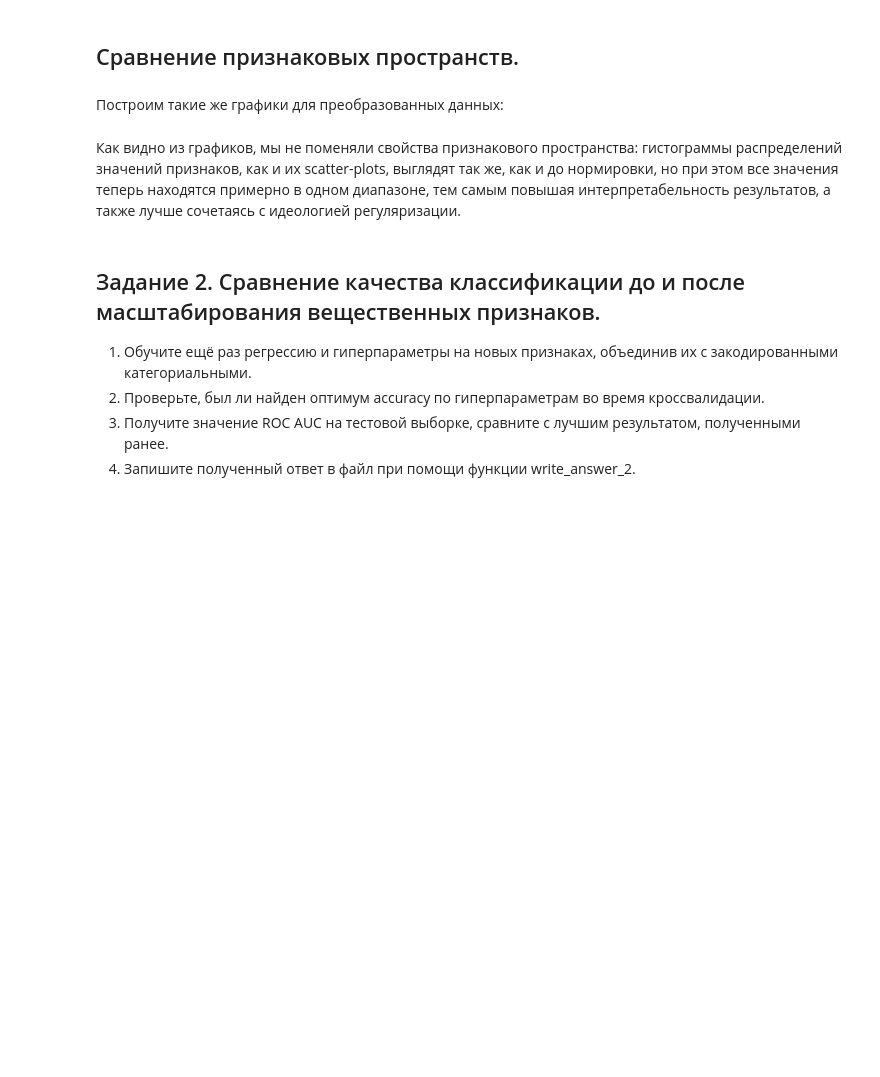
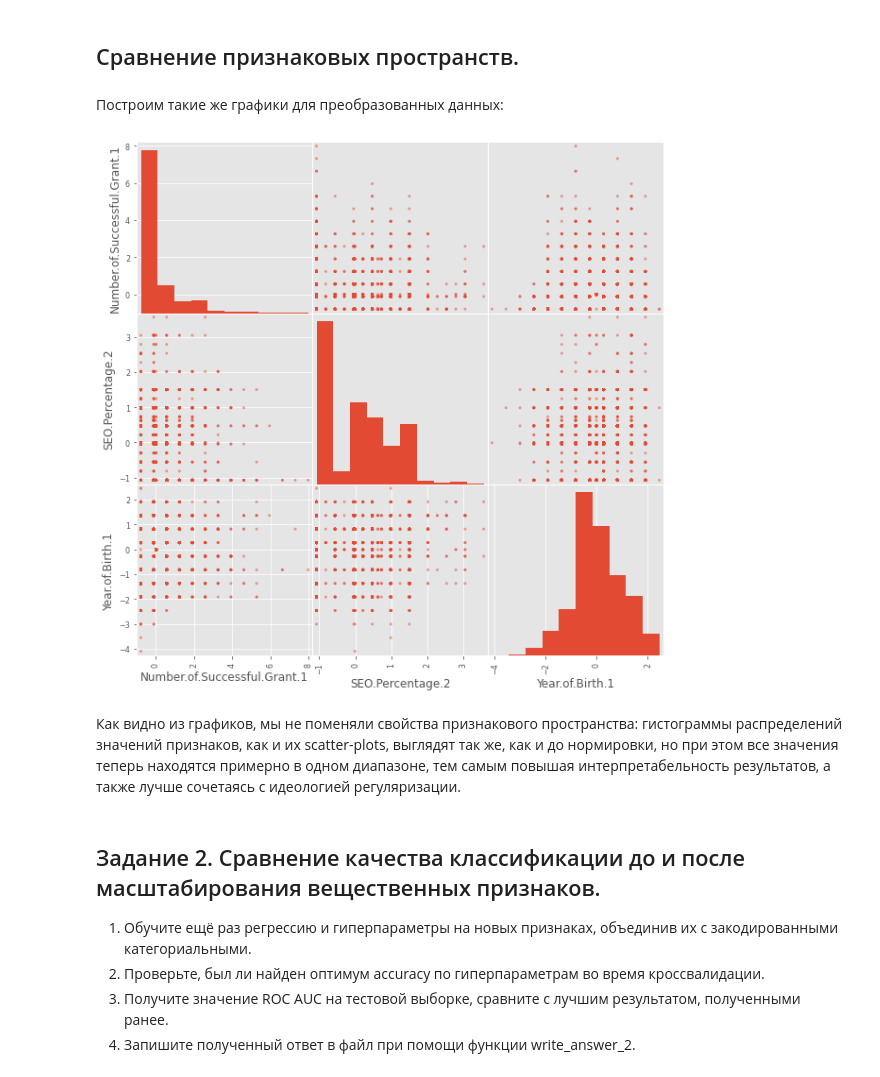
Before and after one commit to Oleksandra28/ML-MIPT, a Jupyter notebook: C2-SupervisedMachineLearning/C2W3-PA-Preprocessing_LR_Coursera.ipynb, the cells around one changed output. Drawn from its saved outputs; the diff is of its cells as text; code cells hidden in the pictures; blank space fills up the shorter version.

```diff
--- a/C2-SupervisedMachineLearning/C2W3-PA-Preprocessing_LR_Coursera.ipynb
+++ b/C2-SupervisedMachineLearning/C2W3-PA-Preprocessing_LR_Coursera.ipynb
@@ -574,15 +587,21 @@ $$ x^{scaled}_{id} = \dfrac{x_{id} - \mu_d}{\sigma_d}, \quad \mu_d = \frac{1}{N}
 from sklearn.preprocessing import StandardScaler
 
 # place your code here
+
+scaler = StandardScaler()
+X_train_scaled = scaler.fit_transform(data_train)
+X_test_scaled = scaler.fit_transform(data_test)
 # %% [markdown]
 ## Сравнение признаковых пространств.
 # %% [markdown]
 Построим такие же графики для преобразованных данных:
 # %%
-data_numeric_scaled = pd.DataFrame(X_train_real_scaled, columns=numeric_cols)
+data_numeric_scaled = pd.DataFrame(X_train_scaled, columns=numeric_cols)
 list_cols = ['Number.of.Successful.Grant.1', 'SEO.Percentage.2', 'Year.of.Birth.1']
 scatter_matrix(data_numeric_scaled[list_cols], alpha=0.5, figsize=(10, 10))
 plt.show()
+# %% [output]
+[figure, added]
 # %% [markdown]
 Как видно из графиков, мы не поменяли свойства признакового пространства: гистограммы распределений значений признаков, как и их scatter-plots, выглядят так же, как и до нормировки, но при этом все значения теперь находятся примерно в одном диапазоне, тем самым повышая интерпретабельность результатов, а также лучше сочетаясь с идеологией регуляризации.
 # %% [markdown]
```
Also changed, not shown: parts of 75 cells of this notebook, 2 other files.
